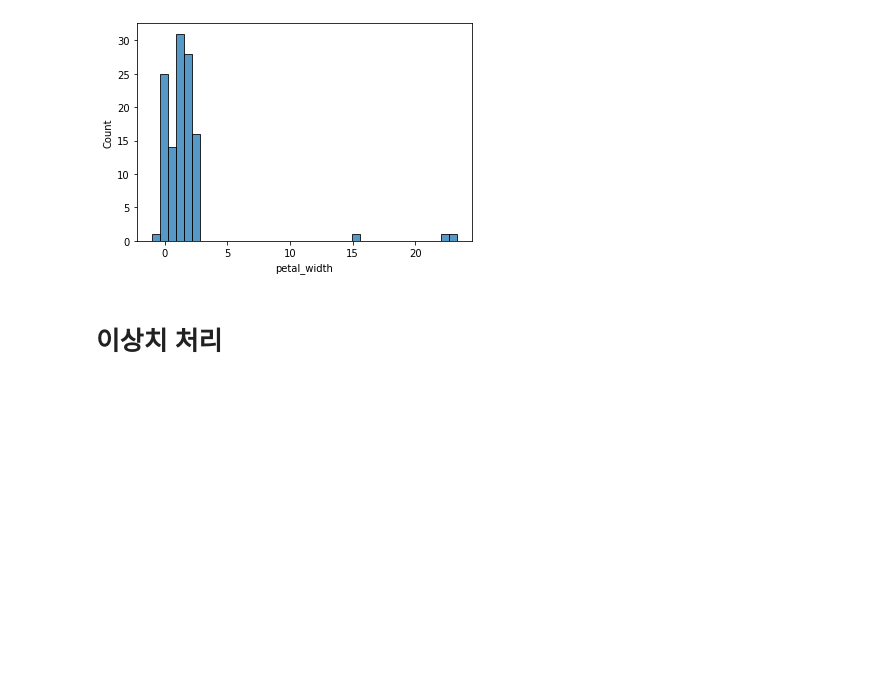
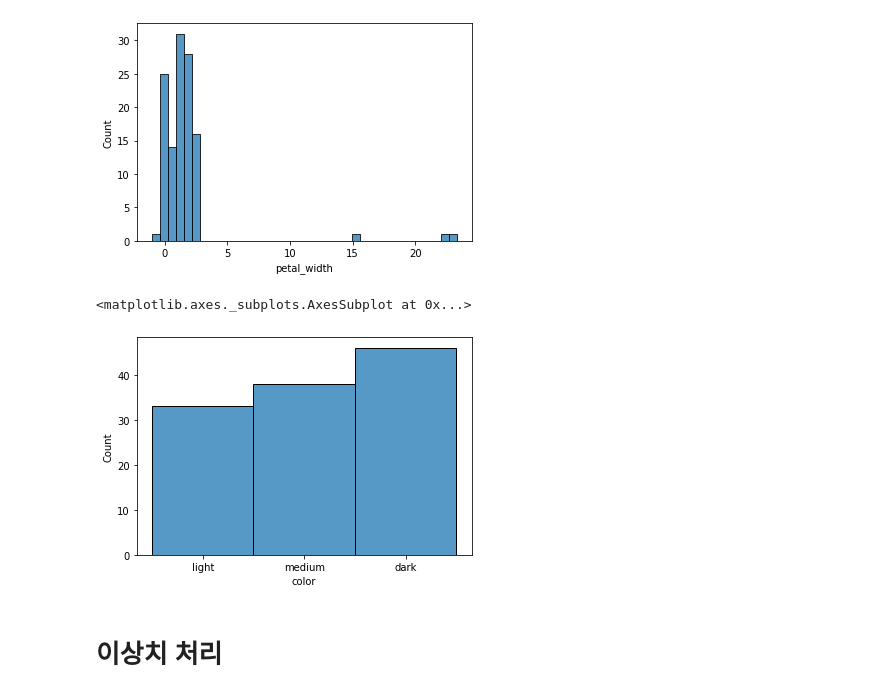
Before and after one commit to dhrim/slipp_study_2022_DL_competition, a Jupyter notebook: material/library/flawed_iris_preprocessing.ipynb, the cells around one changed output. Cells and saved outputs as stored; diff of their text form; code cells hidden in the pictures; blank space fills up the shorter version.

```diff
--- a/material/library/flawed_iris_preprocessing.ipynb
+++ b/material/library/flawed_iris_preprocessing.ipynb
@@ -169,6 +169,11 @@ sns.histplot(df.petal_width)
 # %% [output]
 <matplotlib.axes._subplots.AxesSubplot at 0x...>
 [figure]
+# %%
+sns.histplot(df.color)
+# %% [output]
+<matplotlib.axes._subplots.AxesSubplot at 0x...>
+[figure, added]
 # %% [markdown]
 # 이상치 처리
 # %% [markdown]
```
Also changed, not shown: parts of 1 cell of this notebook.
